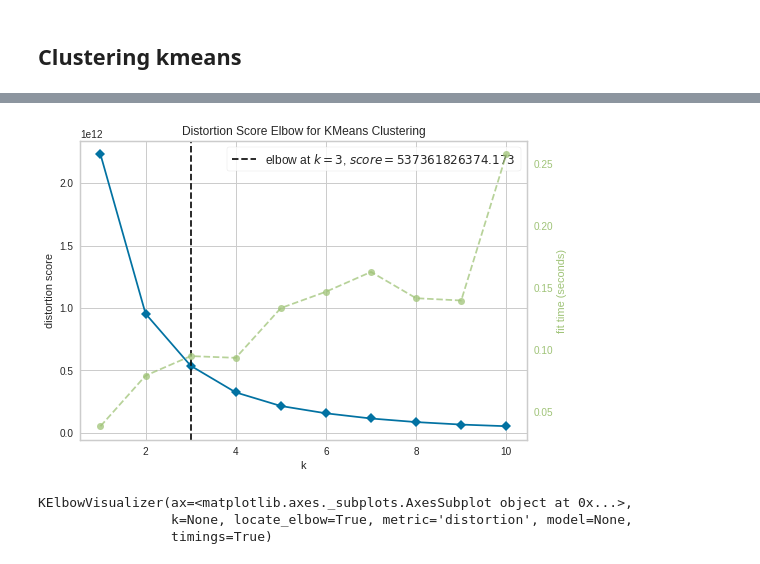
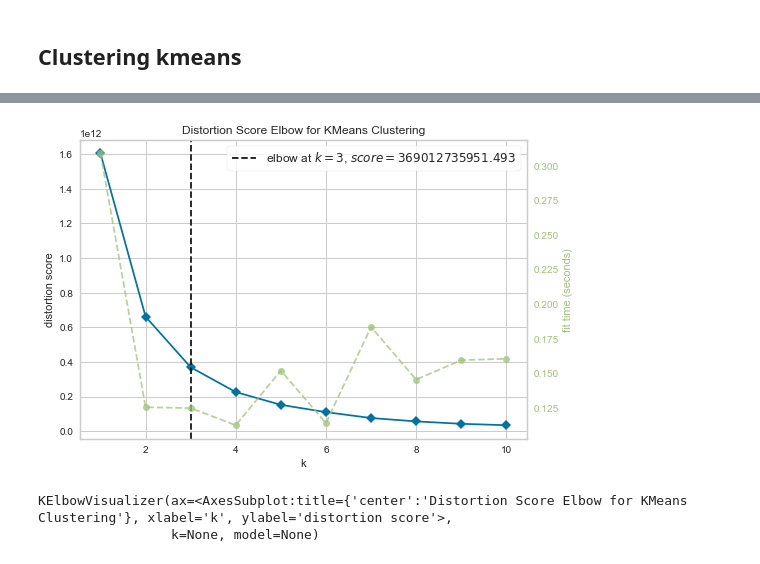
Before and after one commit to RafaPe/Song_Patterns, a Jupyter notebook: proyecto_min.ipynb, the cells around one changed output, grey strips where cells are left out. Cells and saved outputs as stored; diff of their text form; code cells hidden in the pictures.

```diff
--- a/proyecto_min.ipynb
+++ b/proyecto_min.ipynb
@@ -215,2 +164,2 @@ dic_lan
 # %%
-df['Song Language'].replace(dic_lan,inplace=True)
+df['label'].replace(dic_likes,inplace=True)
@@ -249,5 +166,3 @@ dic_likes
-# %%
-df['Do we like?'].replace(dic_likes,inplace=True)
 # %%
 df
 # %% [output]
@@ -276,0 +184,5 @@ RSS=[]
+# %%
+#Separamos los datos en las canciones que les gustan a cada uno y a ambos
+fer_songs = df[(df.label == 1) | (df.label == 2)]
+rafa_songs = df[(df.label == 3) | (df.label == 2)]
+both_songs = df[(df.label == 2)]
@@ -276,0 +191,4 @@ RSS=[]
+# %%
+fer_songs.drop('label', inplace=True, axis=1)
+numpy_data_fer = pd.DataFrame(fer_songs).to_numpy()
+numpy_data_fer.shape
@@ -300,8 +212,7 @@ plt.show()
 # %%
-X, y = data2numpy,1
+X, y = numpy_data_fer,1
 kelbow_visualizer(KMeans(random_state=4), X, k=(1,11))
 # %% [output]
-[figure, old version]
+[figure, new version]
-KElbowVisualizer(ax=<matplotlib.axes._subplots.AxesSubplot object at 0x...>,
-                 k=None, locate_elbow=True, metric='distortion', model=None,
-                 timings=True)
+KElbowVisualizer(ax=<AxesSubplot:title={'center':'Distortion Score Elbow for KMeans Clustering'}, xlabel='k', ylabel='distortion score'>,
+                 k=None, model=None)
```
Also changed, not shown: parts of 72 cells of this notebook, 1 other file.
